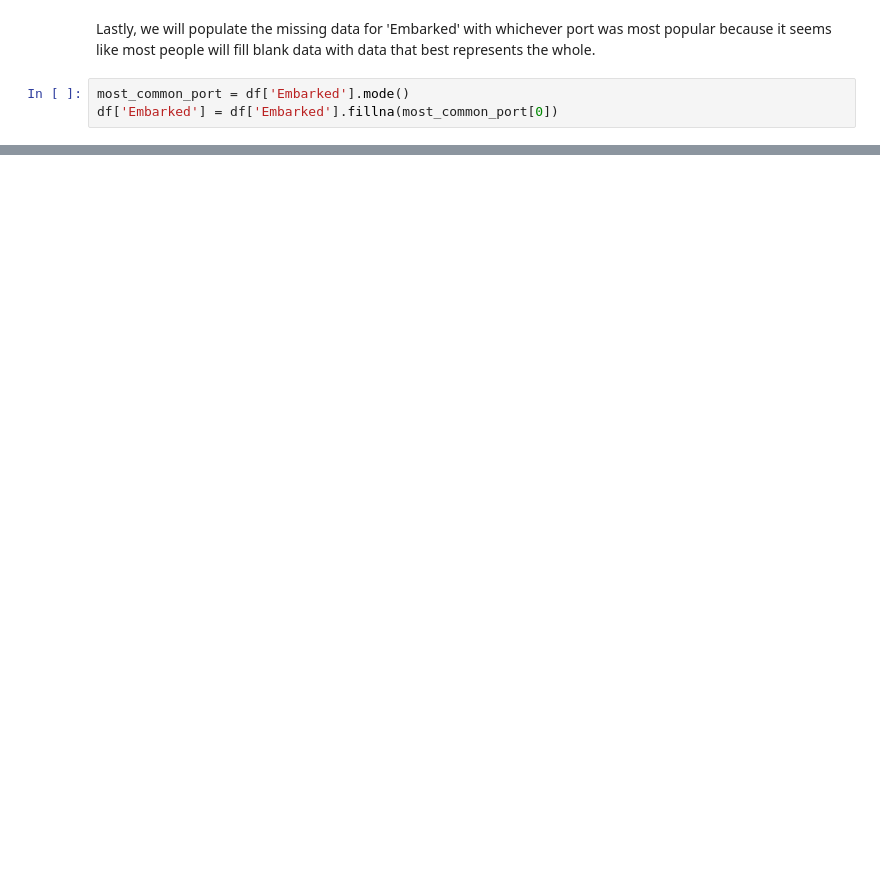
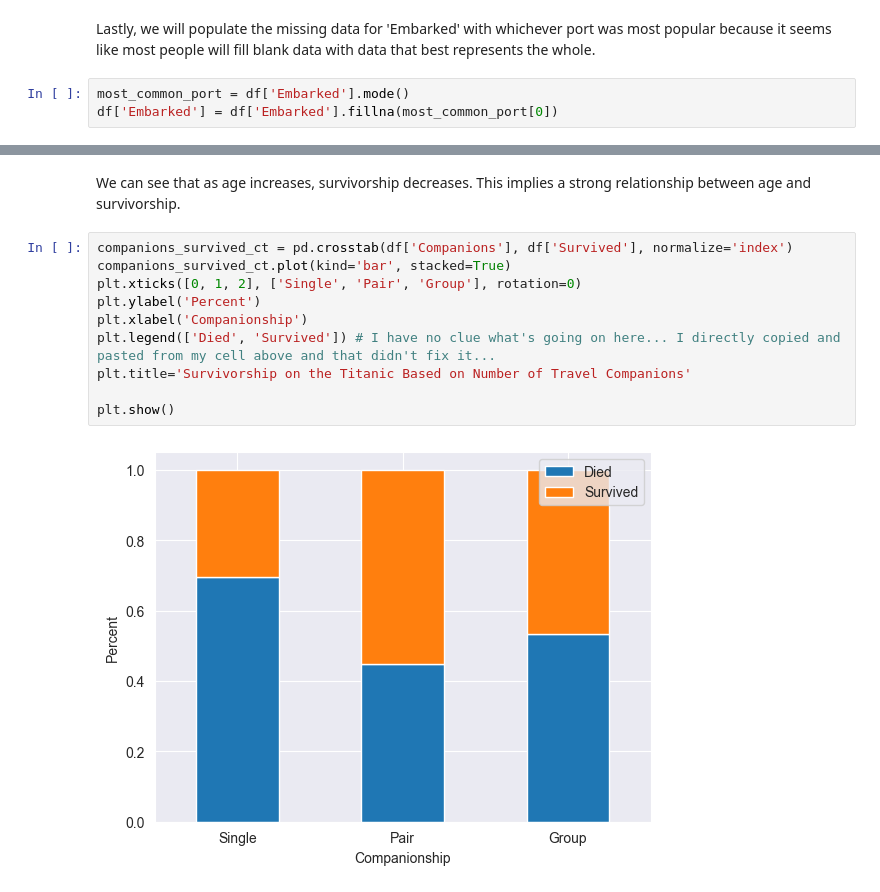
Before and after one commit to ProbatusVir/Data_Visualization_And_Modeling, a Jupyter notebook: Lab/2.3 Visualizing Relationships Between Categorical Features Lab.ipynb, the cells around one changed output, grey strips where cells are left out. Drawn from its saved outputs; the diff is of its cells as text; blank space fills up the shorter version.

```diff
--- a/Lab/2.3 Visualizing Relationships Between Categorical Features Lab.ipynb
+++ b/Lab/2.3 Visualizing Relationships Between Categorical Features Lab.ipynb
@@ -89,0 +94,14 @@ print(f"{df['Fare'].quantile(.25)}-{df['Fare'].quantile(.50)}")
+# %% [markdown]
+We can see that as age increases, survivorship decreases. This implies a strong relationship between age and survivorship.
+# %%
+companions_survived_ct = pd.crosstab(df['Companions'], df['Survived'], normalize='index')
+companions_survived_ct.plot(kind='bar', stacked=True)
+plt.xticks([0, 1, 2], ['Single', 'Pair', 'Group'], rotation=0)
+plt.ylabel('Percent')
+plt.xlabel('Companionship')
+plt.legend(['Died', 'Survived']) # I have no clue what's going on here... I directly copied and pasted from my cell above and that didn't fix it...
+plt.title='Survivorship on the Titanic Based on Number of Travel Companions'
+
+plt.show()
+# %% [output]
+[figure, added]
```
Also changed, not shown: parts of 23 cells of this notebook, 2 other files.
